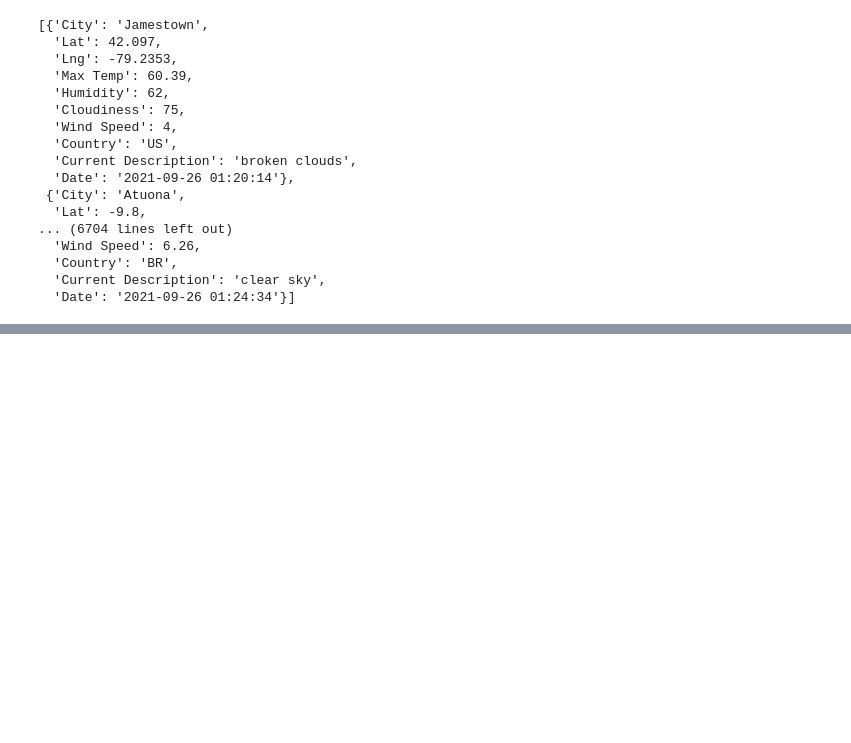
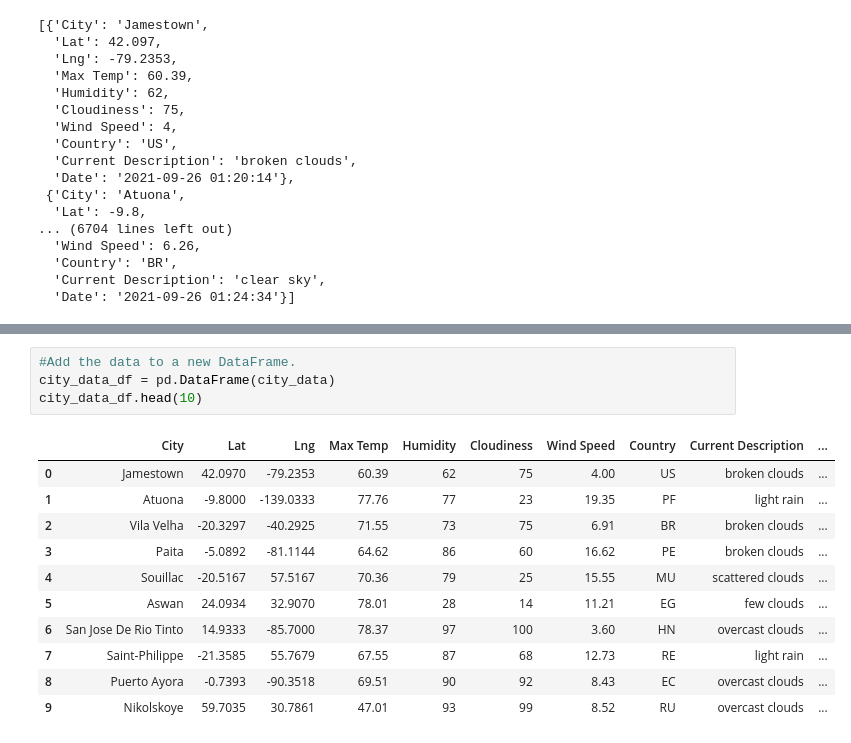
Before and after one commit to Csstndly/World_Weather_Analysis, a Jupyter notebook: Weather_Database.ipynb, the cells around one changed output, grey strips where cells are left out. Drawn from its saved outputs; the diff is of its cells as text; blank space fills up the shorter version.

```diff
--- a/Weather_Database.ipynb
+++ b/Weather_Database.ipynb
@@ -141,0 +138,16 @@ city_data
+# %%
+#Add the data to a new DataFrame.
+city_data_df = pd.DataFrame(city_data)
+city_data_df.head(10)
+# %% [output]
+|  | City | Lat | Lng | Max Temp | Humidity | Cloudiness | Wind Speed | Country | Current Description | ... |
+| 0 | Jamestown | 42.0970 | -79.2353 | 60.39 | 62 | 75 | 4.00 | US | broken clouds | ... |
+| 1 | Atuona | -9.8000 | -139.0333 | 77.76 | 77 | 23 | 19.35 | PF | light rain | ... |
+| 2 | Vila Velha | -20.3297 | -40.2925 | 71.55 | 73 | 75 | 6.91 | BR | broken clouds | ... |
+| 3 | Paita | -5.0892 | -81.1144 | 64.62 | 86 | 60 | 16.62 | PE | broken clouds | ... |
+| 4 | Souillac | -20.5167 | 57.5167 | 70.36 | 79 | 25 | 15.55 | MU | scattered clouds | ... |
+| 5 | Aswan | 24.0934 | 32.9070 | 78.01 | 28 | 14 | 11.21 | EG | few clouds | ... |
+| 6 | San Jose De Rio Tinto | 14.9333 | -85.7000 | 78.37 | 97 | 100 | 3.60 | HN | overcast clouds | ... |
+| 7 | Saint-Philippe | -21.3585 | 55.7679 | 67.55 | 87 | 68 | 12.73 | RE | light rain | ... |
+| 8 | Puerto Ayora | -0.7393 | -90.3518 | 69.51 | 90 | 92 | 8.43 | EC | overcast clouds | ... |
+| 9 | Nikolskoye | 59.7035 | 30.7861 | 47.01 | 93 | 99 | 8.52 | RU | overcast clouds | ... |
```
Also changed, not shown: parts of 6 cells of this notebook.
